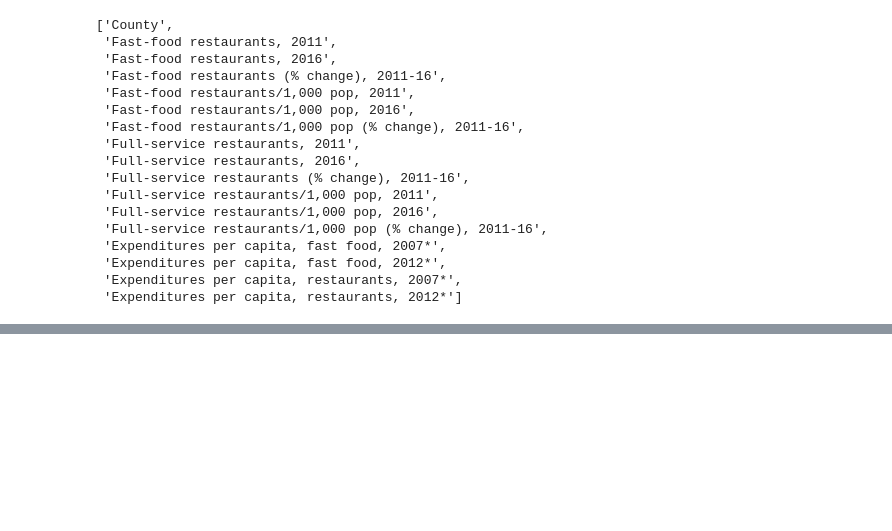
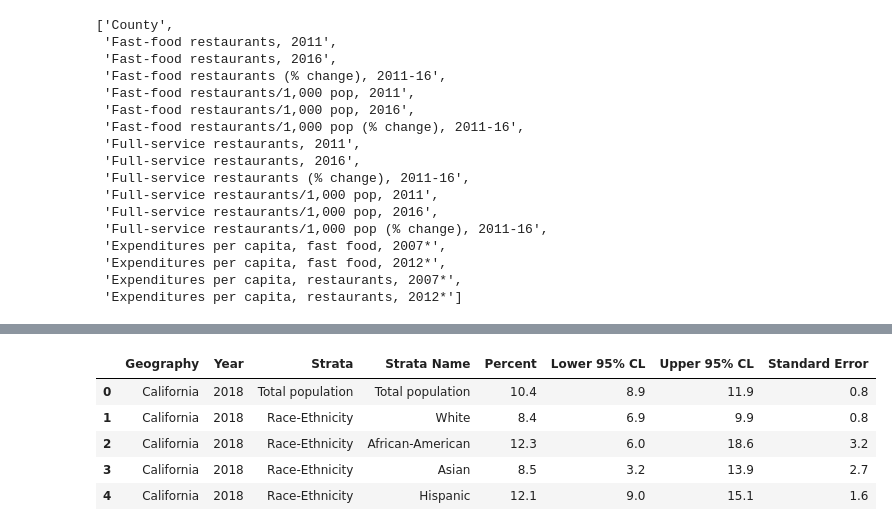
Before and after one commit to improvbutterfly/Fast-Food-Analysis-California, a Jupyter notebook: Analysis/DataCollection.ipynb, the cells around one changed output, grey strips where cells are left out. Cells and saved outputs as stored; diff of their text form; code cells hidden in the pictures; blank space fills up the shorter version.

```diff
--- a/Analysis/DataCollection.ipynb
+++ b/Analysis/DataCollection.ipynb
@@ -172,3 +172,13 @@ fast_food_data
 # %%
 # Save fast food merged data to CSV
 fast_food_data.to_csv("data/fast_food_combined_data.csv", index=False)
+# %%
+diabetes_df = pd.read_csv("data/DiabetesDemographicsCalifornia.csv")
+diabetes_df.head()
+# %% [output]
+|  | Geography | Year | Strata | Strata Name | Percent | Lower 95% CL | Upper 95% CL | Standard Error |
+| 0 | California | 2018 | Total population | Total population | 10.4 | 8.9 | 11.9 | 0.8 |
+| 1 | California | 2018 | Race-Ethnicity | White | 8.4 | 6.9 | 9.9 | 0.8 |
+| 2 | California | 2018 | Race-Ethnicity | African-American | 12.3 | 6.0 | 18.6 | 3.2 |
+| 3 | California | 2018 | Race-Ethnicity | Asian | 8.5 | 3.2 | 13.9 | 2.7 |
+| 4 | California | 2018 | Race-Ethnicity | Hispanic | 12.1 | 9.0 | 15.1 | 1.6 |
```
Also changed, not shown: parts of 3 cells of this notebook, 2 other files.
